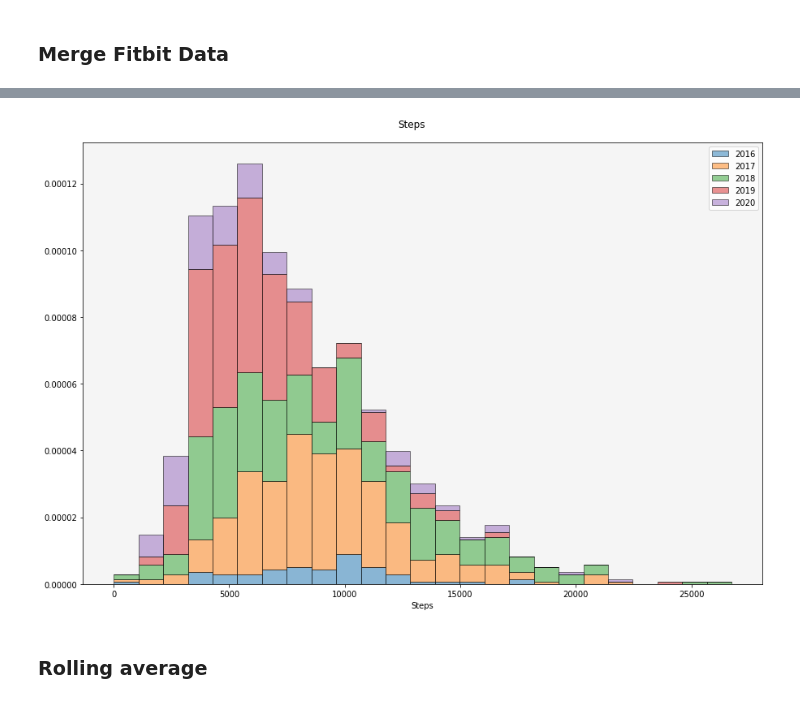
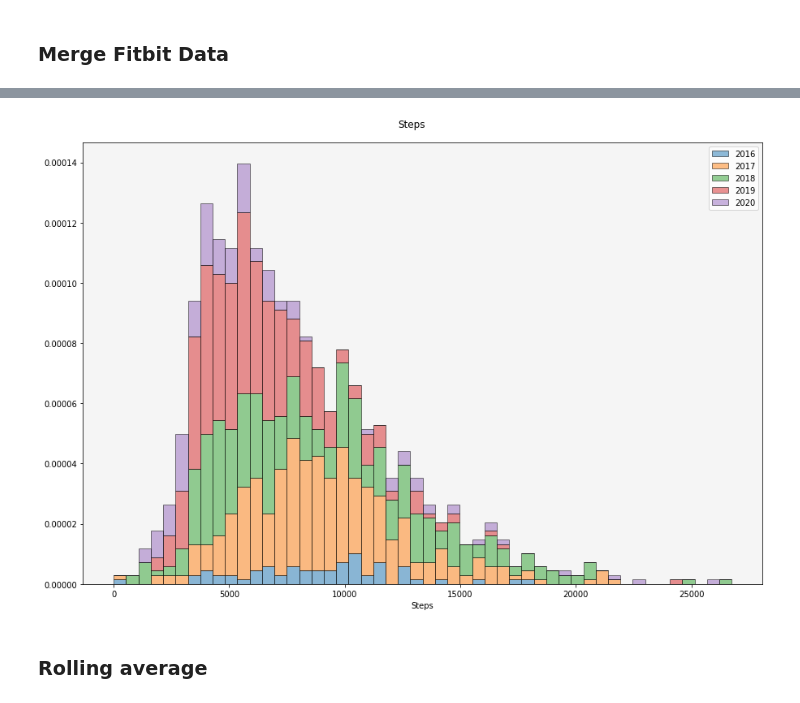
Before and after one commit to gregmames/HealthTracking, a Jupyter notebook: apple_health_data_processor.ipynb, the cells around one changed output, grey strips where cells are left out. Cells and saved outputs as stored; diff of their text form; code cells hidden in the pictures.

```diff
--- a/apple_health_data_processor.ipynb
+++ b/apple_health_data_processor.ipynb
@@ -130,27 +131,27 @@ print(steps_by_date.tail())
 # %%
 df = steps_by_date.copy()
 df['date'] = pd.to_datetime(df['date'])
 
 #Specify distribution parameters
-bn = 25
+bn = 50
 
 #plot histogram of steps
 plt.figure(figsize=[15,10])
 ax = plt.gca()
 ax.set_facecolor('whitesmoke')
 plt.suptitle('Steps', fontsize=12, y=.92)
 # n, bins, patches = plt.hist(df.Steps, bn, density=False, alpha =0.5, edgecolor='black')
 # n, bins, patches = plt.hist(df[df.date.dt.year==2016].Steps, bn, density=False, alpha =0.9, label='2016', histtype='step')
 # n, bins, patches = plt.hist(df[df.date.dt.year==2017].Steps, bn, density=False, alpha =0.9, label='2017', histtype='step')
 # n, bins, patches = plt.hist(df[df.date.dt.year==2018].Steps, bn, density=False, alpha =0.9, label='2018', histtype='step')
 # n, bins, patches = plt.hist(df[df.date.dt.year==2019].Steps, bn, density=False, alpha =0.9, label='2019', histtype='step')
 # n, bins, patches = plt.hist(df[df.date.dt.year==2020].Steps, bn, density=False, alpha =0.9, label='2020', histtype='step')
 n, bins, patches = plt.hist([df[df.date.dt.year==2016].Steps,df[df.date.dt.year==2017].Steps,df[df.date.dt.year==2018].Steps,df[df.date.dt.year==2019].Steps, df[df.date.dt.year==2020].Steps], bn, density=True, alpha =0.5, histtype='barstacked', label=['2016', '2017', '2018', '2019', '2020'], edgecolor='black')
 plt.xlabel('Steps')
 plt.legend(loc=1)
 plt.show()
 # %% [output]
-[figure, old version]
+[figure, new version]
 # %% [markdown]
 ### Rolling average
 # %%
```
Also changed, not shown: parts of 18 cells of this notebook.
